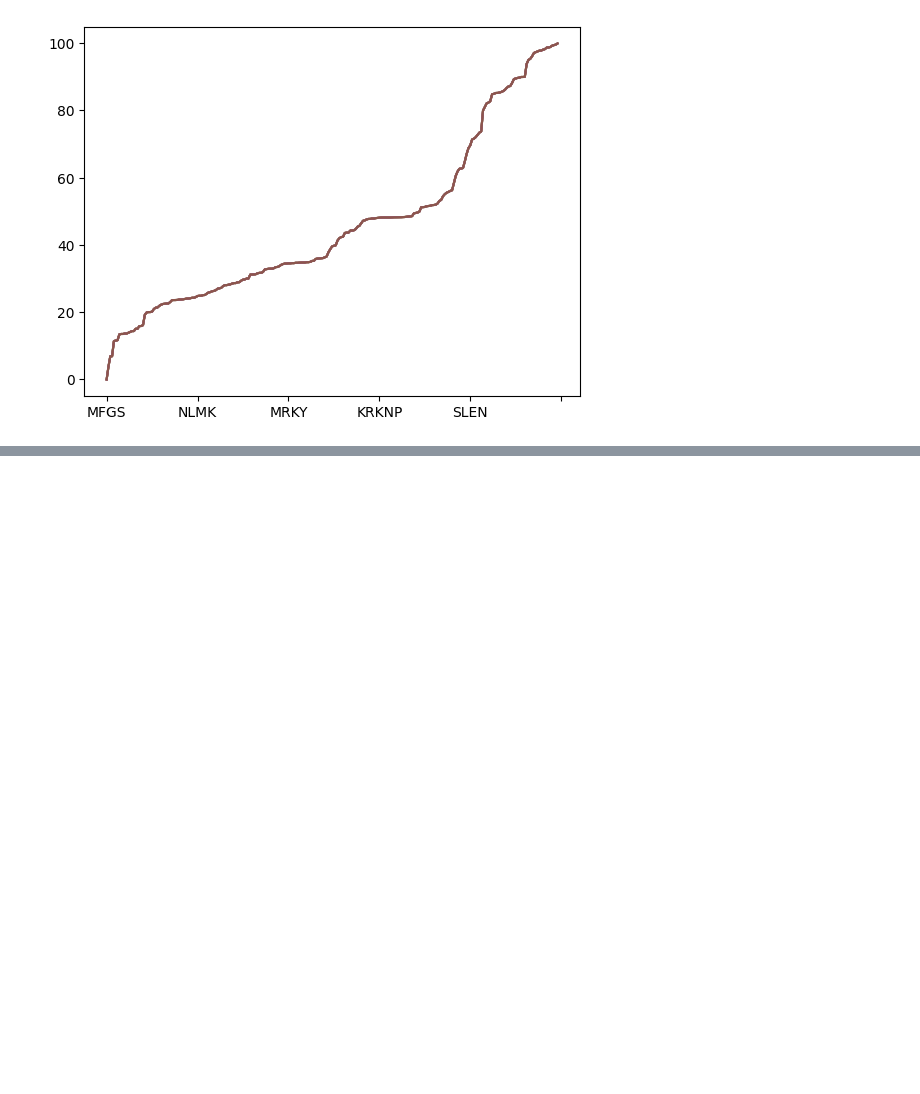
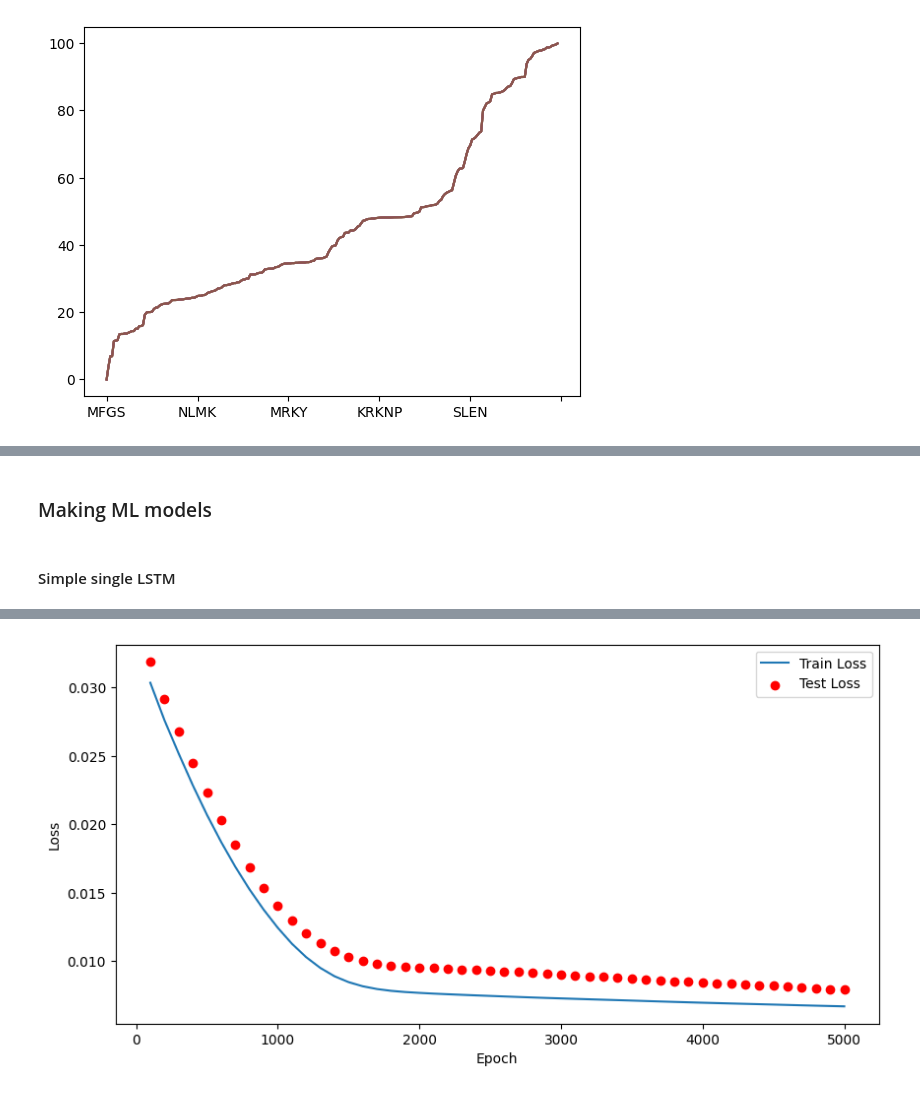
Before and after one commit to seri4ka/diploma, a Jupyter notebook: diploma.ipynb, the cells around one changed output, grey strips where cells are left out. Cells and saved outputs as stored; diff of their text form; code cells hidden in the pictures; blank space fills up the shorter version.

Commit message:
first LSTM made

```diff
--- a/diploma.ipynb
+++ b/diploma.ipynb
@@ -372,0 +185,23 @@ training_data
+# %% [markdown]
+### Making ML models
+# %% [markdown]
+#### Simple single LSTM
+# %%
+# Создание простой модели LSTM
+class LSTMModel(nn.Module):
+    def __init__(self, input_size, hidden_size, output_size):
+        super(LSTMModel, self).__init__()
+        self.lstm = nn.LSTM(input_size, hidden_size, batch_first=True)
+        self.fc = nn.Linear(hidden_size, output_size)
+
+    def forward(self, x):
+        lstm_out, _ = self.lstm(x)
+        out = self.fc(lstm_out[:, -1, :])  # Используем последнее значение из последовательности
+        return out
+
+# Гиперпараметры
+input_size = x_train.shape[2]  # Количество факторов (465)
+hidden_size = 50  # Размер скрытого слоя
+output_size = 1  # Одно выходное значение
+learning_rate = 0.0001
+num_epochs = 5000
@@ -372,0 +255,46 @@ training_data
+# %%
+# Инициализация модели, функции потерь и оптимизатора
+model = LSTMModel(input_size, hidden_size, output_size).to(device)
+criterion = combined_loss
+optimizer = optim.Adam(model.parameters(), lr=learning_rate)
+
+# Листы для хранения значений потерь
+train_losses = []
+test_losses = []
+
+# Обучение модели
+for epoch in range(num_epochs):
+    model.train()
+
+    optimizer.zero_grad()
+    y_pred = model(x_train).squeeze()
+    loss = criterion(y_pred, y_train)
+    loss.backward()
+    optimizer.step()
+
+    if (epoch+1) % 100 == 0:
+        model.eval()
+        with torch.no_grad():
+            train_loss = loss.item()
+            y_test_pred = model(x_test).squeeze()
+            test_loss = criterion(y_test_pred, y_test).item()
+
+        train_losses.append(train_loss)
+        test_losses.append(test_loss)
+        print(f'Epoch [{epoch+1}/{num_epochs}], Train Loss: {train_loss:.4f}, Test Loss: {test_loss:.4f}')
+
+# Построение графиков потерь
+plt.figure(figsize=(10, 5))
+plt.plot(range(100, num_epochs+1, 100), train_losses, label='Train Loss')
+plt.scatter(range(100, num_epochs+1, 100), test_losses, label='Test Loss', color='r')
+plt.xlabel('Epoch')
+plt.ylabel('Loss')
+plt.legend()
+plt.show()
+
+# Пример предсказания
+model.eval()
+with torch.no_grad():
+    test_predictions = model(x_test).squeeze().cpu().numpy()
+    # print("Test Predictions:", test_predictions)
+# %% [output]
@@ -372,0 +318 @@ training_data
+[figure, added]
```
Also changed, not shown: parts of 38 cells of this notebook.
